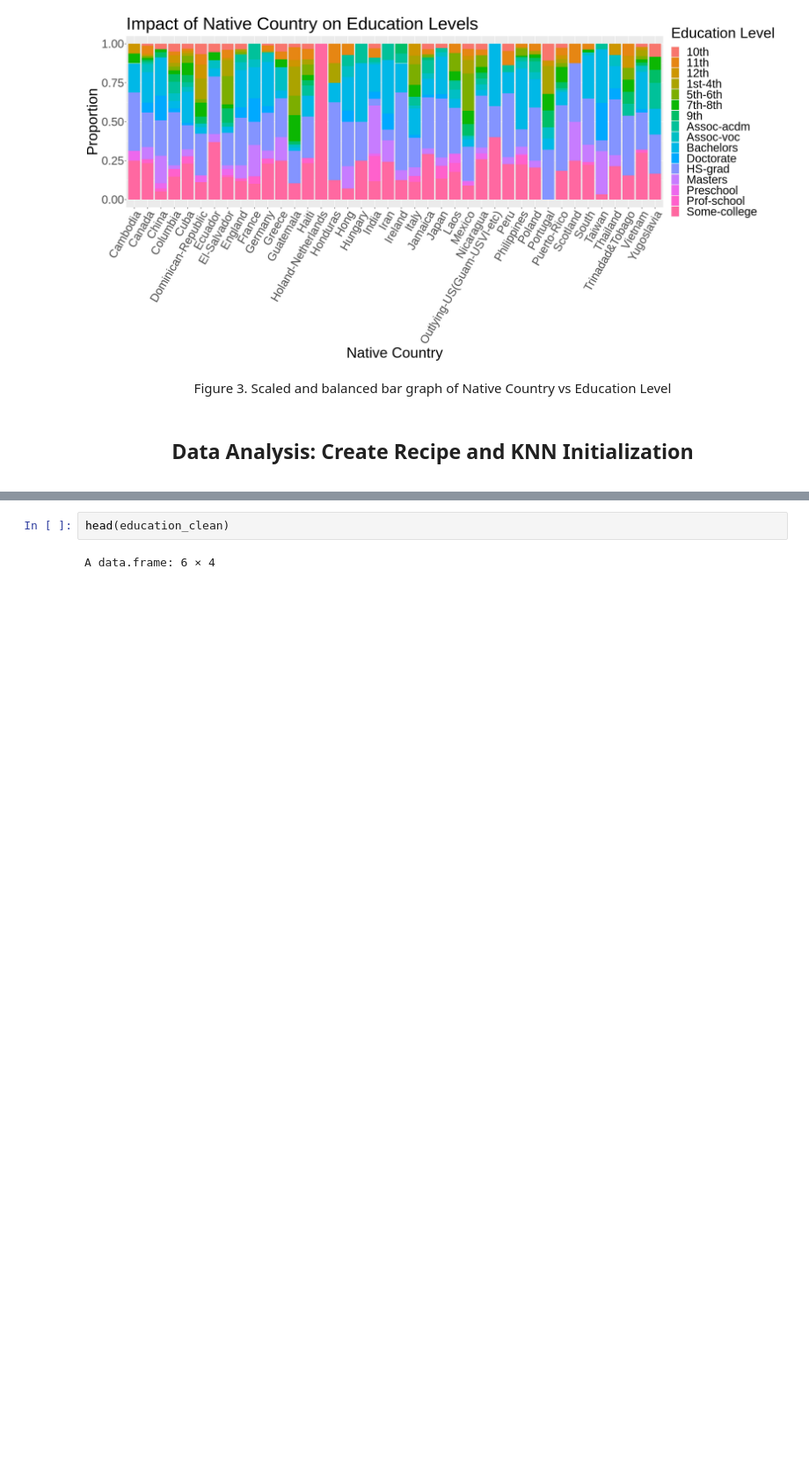
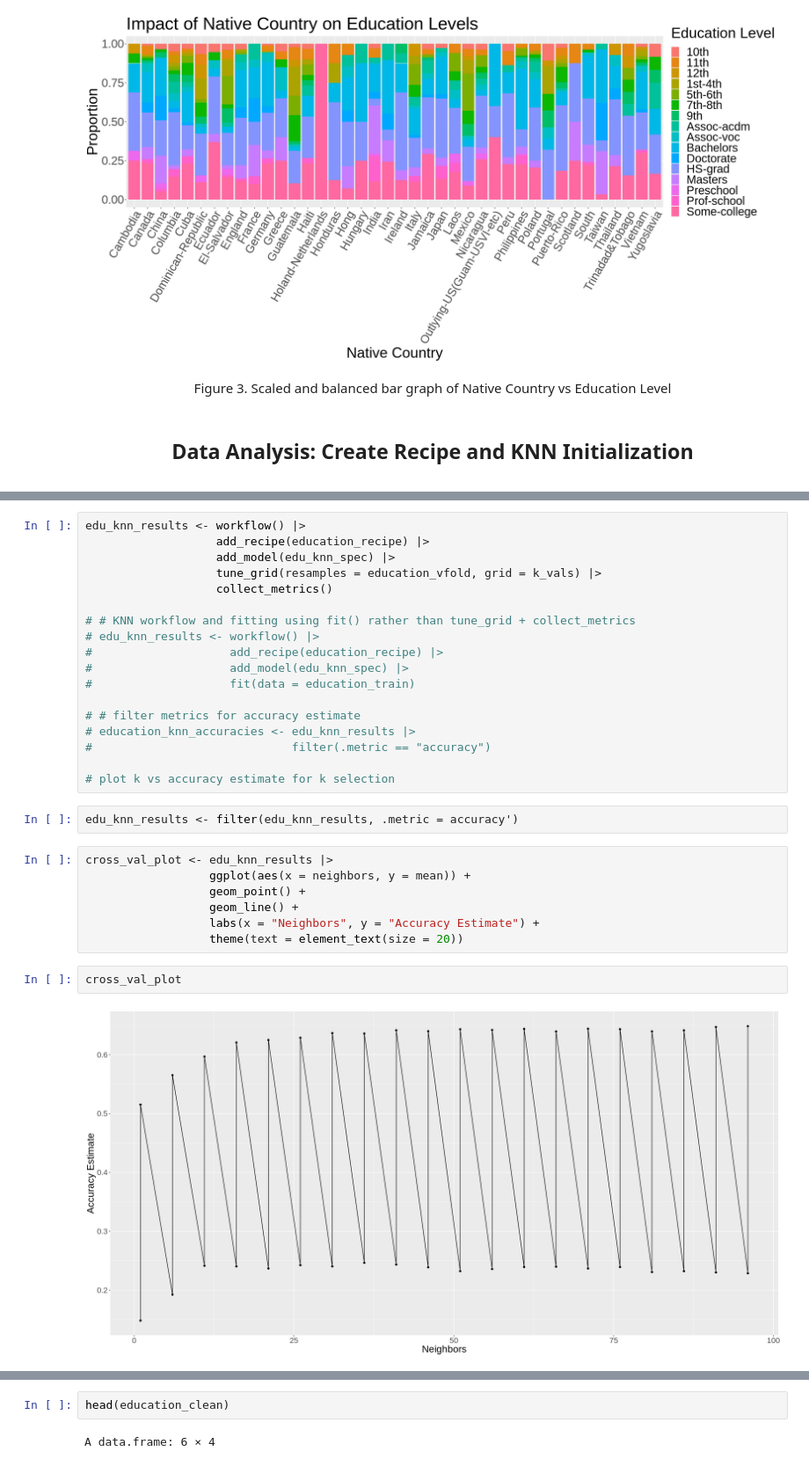
Before and after one commit to evelynmitchell189/Group_project_report, a Jupyter notebook: education_data.ipynb, the cells around one changed output, grey strips where cells are left out. Shown: that part at 88% size. Drawn from its saved outputs; the diff is of its cells as text; blank space fills up the shorter version.

Commit message:
Add files via upload
Code verified by TA, workflow code is correct but just takes a long time to run

```diff
--- a/education_data.ipynb
+++ b/education_data.ipynb
@@ -263,0 +313,31 @@ education_conf_mat <- education_predictions |>
+# %%
+edu_knn_results <- workflow() |>
+                   add_recipe(education_recipe) |>
+                   add_model(edu_knn_spec) |>
+                   tune_grid(resamples = education_vfold, grid = k_vals) |>
+                   collect_metrics()
+
+# # KNN workflow and fitting using fit() rather than tune_grid + collect_metrics
+# edu_knn_results <- workflow() |>
+#                    add_recipe(education_recipe) |>
+#                    add_model(edu_knn_spec) |>
+#                    fit(data = education_train)
+
+# # filter metrics for accuracy estimate
+# education_knn_accuracies <- edu_knn_results |>
+#                             filter(.metric == "accuracy")
+
+# plot k vs accuracy estimate for k selection
+# %%
+edu_knn_results <- filter(edu_knn_results, .metric = accuracy')
+# %%
+cross_val_plot <- edu_knn_results |>
+                  ggplot(aes(x = neighbors, y = mean)) +
+                  geom_point() +
+                  geom_line() +
+                  labs(x = "Neighbors", y = "Accuracy Estimate") +
+                  theme(text = element_text(size = 20))
+# %%
+cross_val_plot
+# %% [output]
+[figure, added]
```
Also changed, not shown: parts of 15 cells of this notebook.
